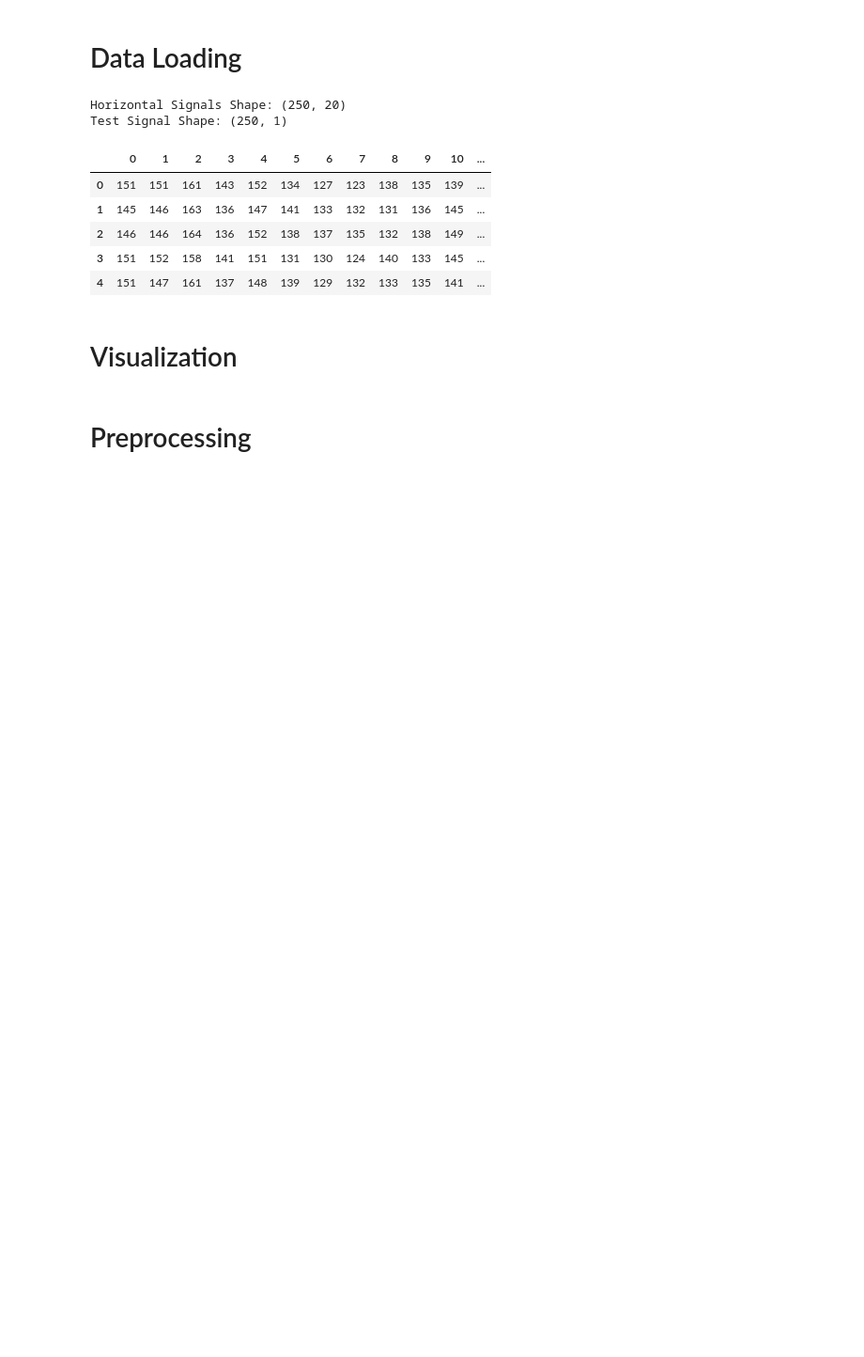
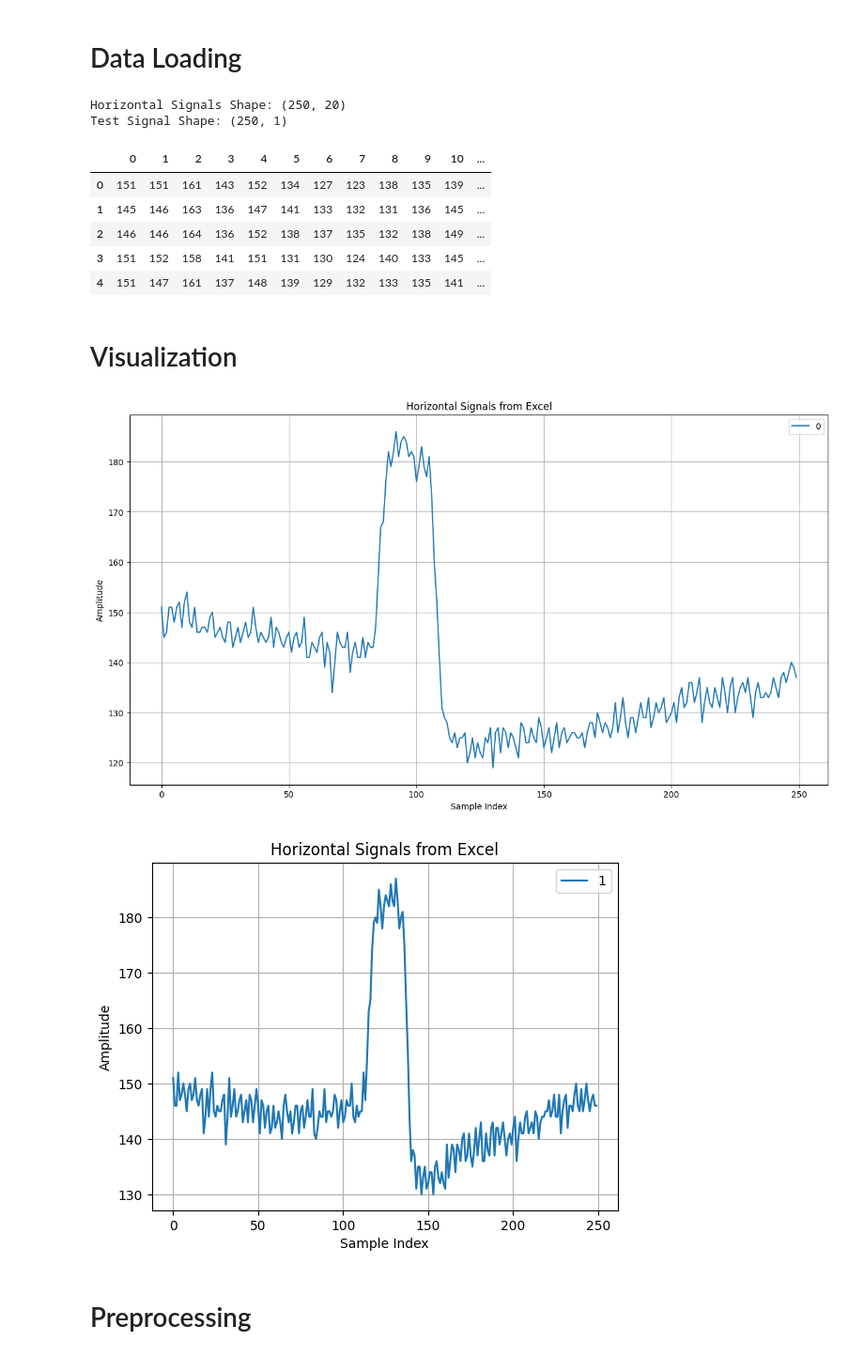
Before and after one commit to Kero-83/hci-tasks, a Jupyter notebook: Task 1_EOG Task/Task_1.ipynb, the cells around one changed output. Shown at 94% size. Drawn from its saved outputs; the diff is of its cells as text; code cells hidden in the pictures; blank space fills up the shorter version.

```diff
--- a/Task 1_EOG Task/Task_1.ipynb
+++ b/Task 1_EOG Task/Task_1.ipynb
@@ -38,16 +38,19 @@ Test Signal Shape: (250, 1)
 # Visualization
 # %%
 
-# plt.figure(figsize=(15, 8))
-# for column in df_signals.columns[:2]:
-#     signal = df_signals[column]
-#     plt.plot(signal, label=column)
-#     plt.title('Horizontal Signals from Excel')
-#     plt.xlabel('Sample Index')
-#     plt.ylabel('Amplitude')
-#     plt.legend()
-#     plt.grid(True)
-#     plt.show()
+plt.figure(figsize=(15, 8))
+for column in df_signals.columns[:2]:
+    signal = df_signals[column]
+    plt.plot(signal, label=column)
+    plt.title('Horizontal Signals from Excel')
+    plt.xlabel('Sample Index')
+    plt.ylabel('Amplitude')
+    plt.legend()
+    plt.grid(True)
+    plt.show()
+# %% [output]
+[figure, added]
+[figure, added]
 # %% [markdown]
 # Preprocessing
 # %%
```
Also changed, not shown: parts of 3 cells of this notebook, 5 other files.
